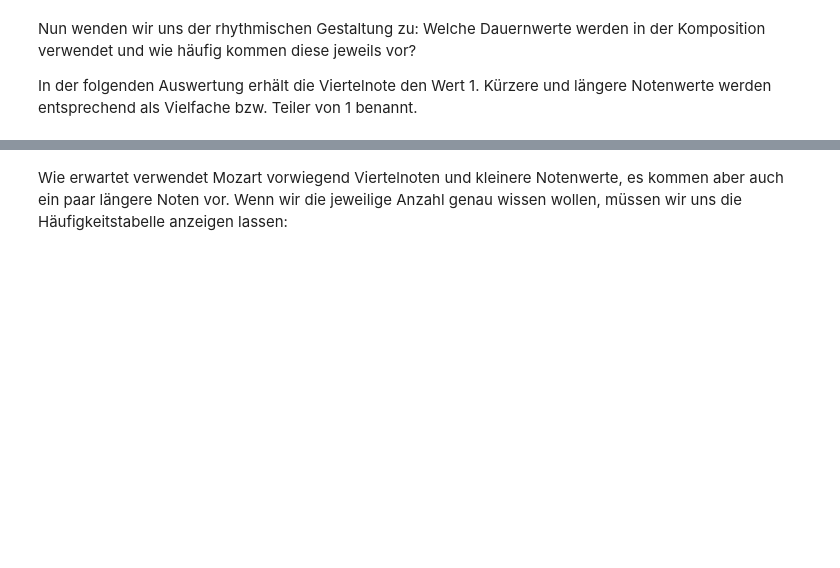
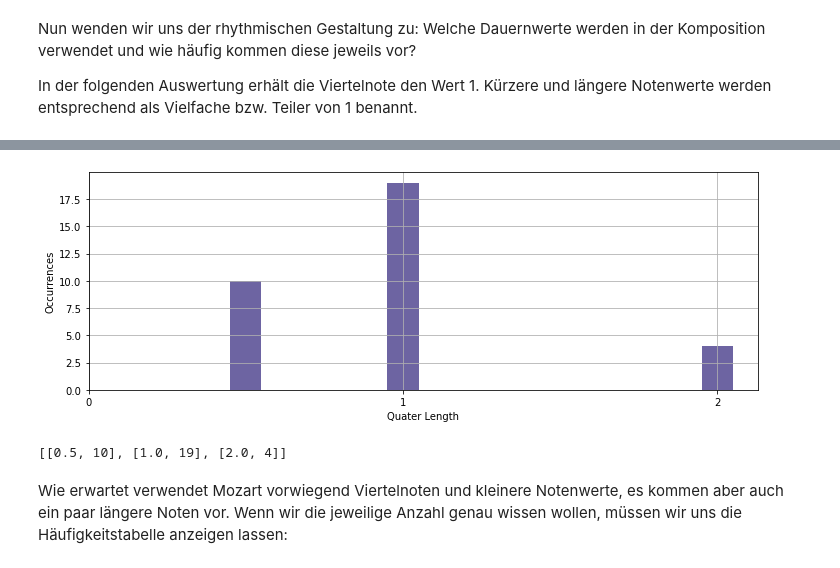
Before and after one commit to Christon-Ragavan/CAMAT, a Jupyter notebook: music_xml_parser/ipynb/01_11_CAMAT_Basics_Part2_Statistics.ipynb, the cells around one changed output, grey strips where cells are left out. Cells and saved outputs as stored; diff of their text form; code cells hidden in the pictures; blank space fills up the shorter version.

```diff
--- a/music_xml_parser/ipynb/01_11_CAMAT_Basics_Part2_Statistics.ipynb
+++ b/music_xml_parser/ipynb/01_11_CAMAT_Basics_Part2_Statistics.ipynb
@@ -377,3 +385,12 @@ quarter_dur_hist = mp.analyse.quarterlength_duration_histogram(m_df,
+# %%
+filter_dict_ql = {'PartID':'1'}
+quarter_dur_hist_filtered = mp.analyse.quarterlength_duration_histogram(m_df,
+                                                               do_plot=True,
+                                                                        filter_dict=filter_dict_ql)
+print(quarter_dur_hist_filtered)
+# %% [output]
+[figure, added]
+[[0.5, 10], [1.0, 19], [2.0, 4]]
 # %% [markdown]
 Wie erwartet verwendet Mozart vorwiegend Viertelnoten und kleinere Notenwerte, es kommen aber auch ein paar längere Noten vor. Wenn wir die jeweilige Anzahl genau wissen wollen, müssen wir uns die Häufigkeitstabelle anzeigen lassen:
 # %%
```
Also changed, not shown: parts of 25 cells of this notebook, 4 other files.
